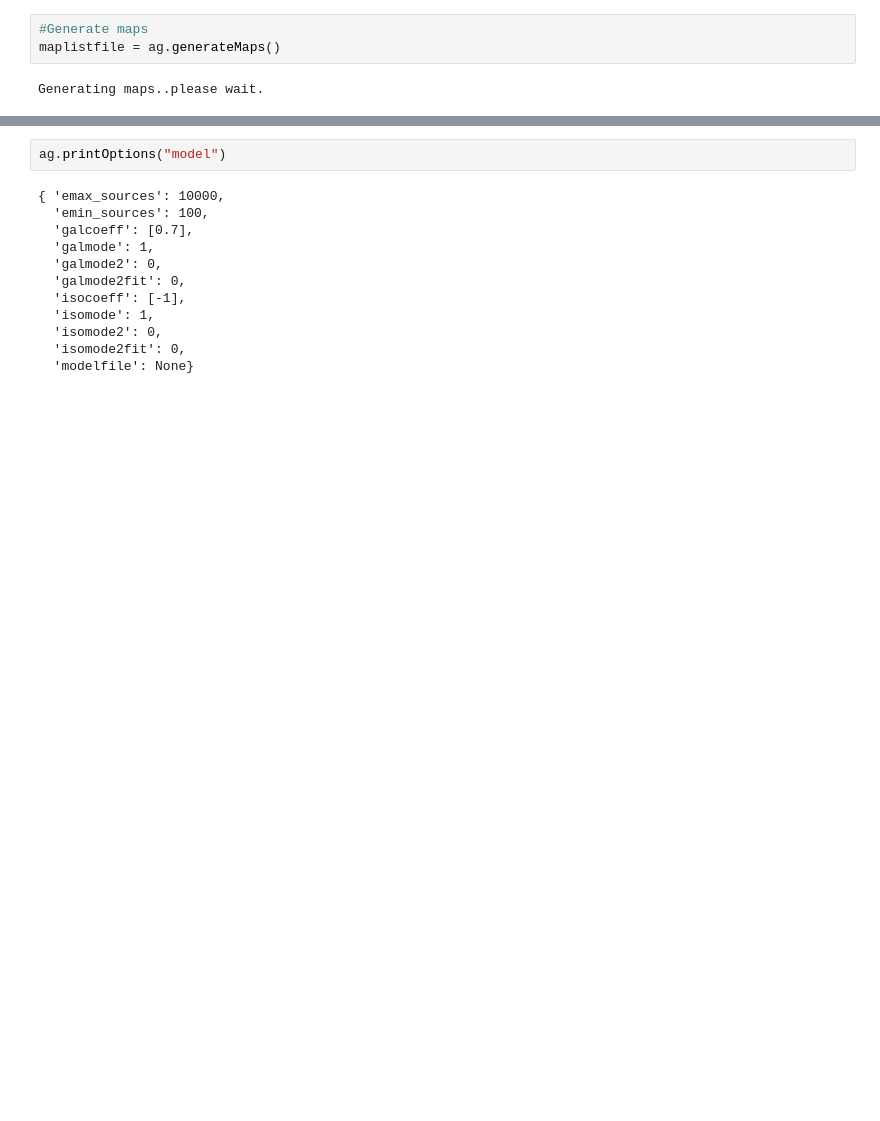
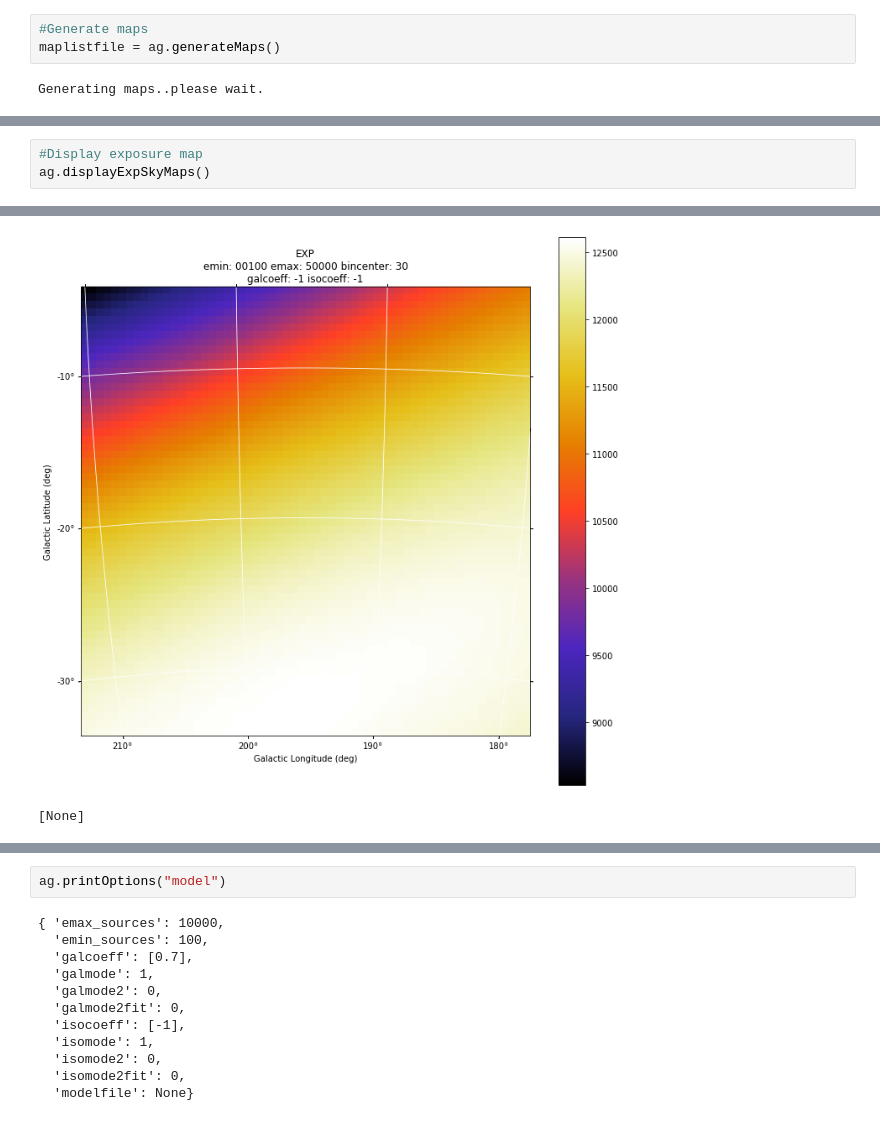
Before and after one commit to elenagasparri/agilenusrc, a Jupyter notebook: Notebook/ic170922a_agilesearch.ipynb, the cells around one changed output, grey strips where cells are left out. Saved outputs shown, nothing was run; the diff lists cells and outputs as text; blank space fills up the shorter version.

```diff
--- a/Notebook/ic170922a_agilesearch.ipynb
+++ b/Notebook/ic170922a_agilesearch.ipynb
@@ -168 +163,5 @@ Generating plot..please wait.
 [None]
+# %%
+#Display exposure map
+ag.displayExpSkyMaps()
+# %% [output]
@@ -168,0 +170,2 @@ Generating plot..please wait.
+[figure, added]
+[None]
```
Also changed, not shown: parts of 37 cells of this notebook, 9 other files.
